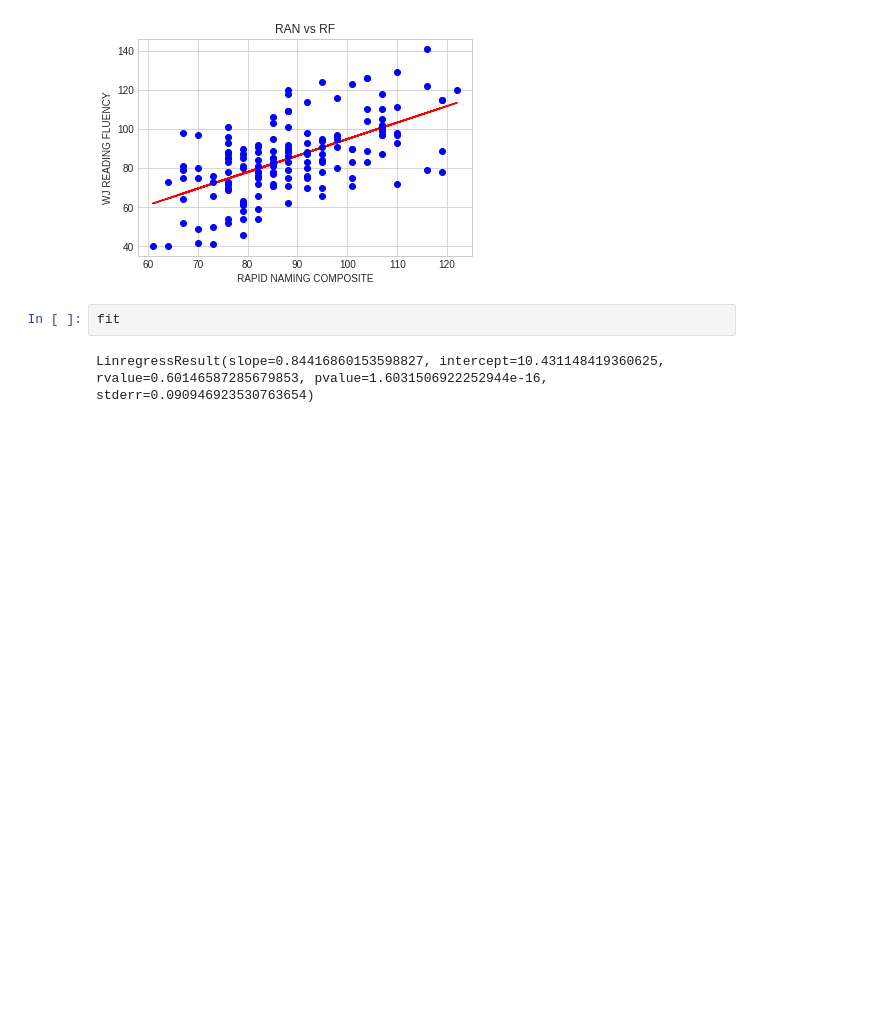
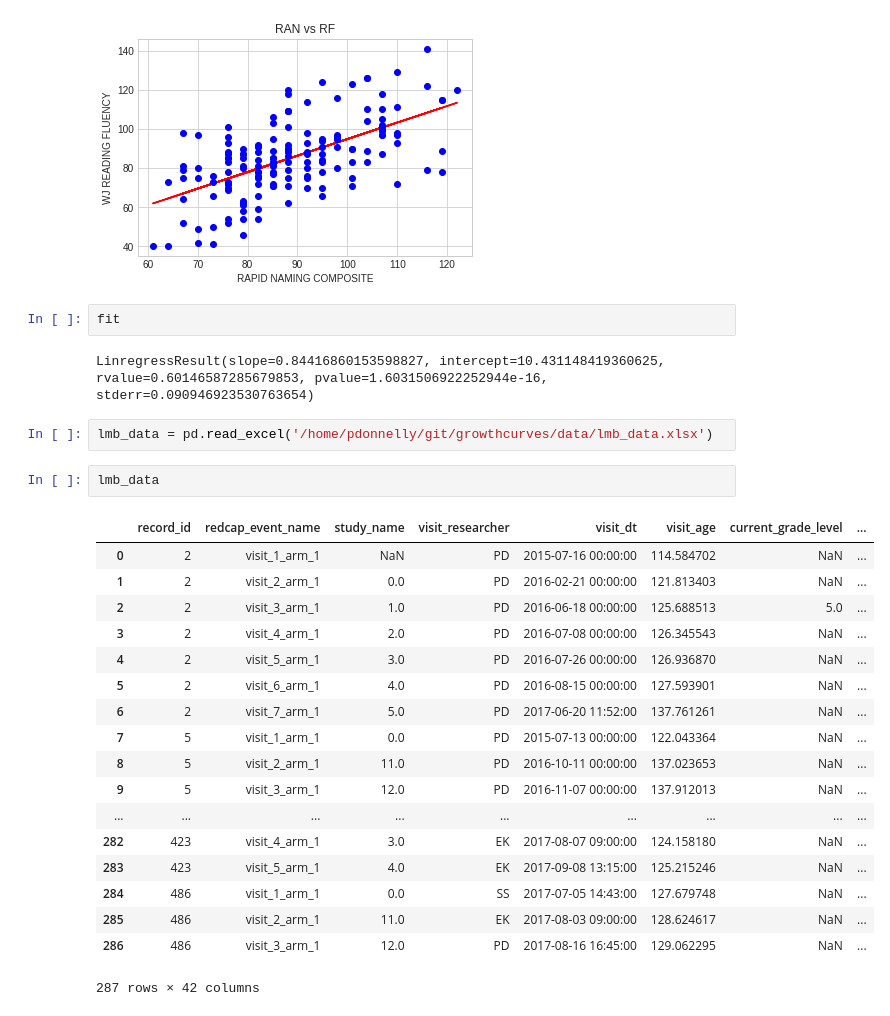
Before and after one commit to JieyinFeng/growthcurves, a Jupyter notebook: year2/Fluency Analysis Python.ipynb, the cells around one changed output. Saved outputs shown, nothing was run; the diff lists cells and outputs as text; blank space fills up the shorter version.

```diff
--- a/year2/Fluency Analysis Python.ipynb
+++ b/year2/Fluency Analysis Python.ipynb
@@ -26,3 +26,26 @@ plt.ylabel('WJ READING FLUENCY')
 fit
 # %% [output]
 LinregressResult(slope=0.84416860153598827, intercept=10.431148419360625, rvalue=0.60146587285679853, pvalue=1.6031506922252944e-16, stderr=0.090946923530763654)
+# %%
+lmb_data = pd.read_excel('/home/pdonnelly/git/growthcurves/data/lmb_data.xlsx')
+# %%
+lmb_data
+# %% [output]
+|  | record_id | redcap_event_name | study_name | visit_researcher | visit_dt | visit_age | current_grade_level | ... |
+| 0 | 2 | visit_1_arm_1 | NaN | PD | 2015-07-16 00:00:00 | 114.584702 | NaN | ... |
+| 1 | 2 | visit_2_arm_1 | 0.0 | PD | 2016-02-21 00:00:00 | 121.813403 | NaN | ... |
+| 2 | 2 | visit_3_arm_1 | 1.0 | PD | 2016-06-18 00:00:00 | 125.688513 | 5.0 | ... |
+| 3 | 2 | visit_4_arm_1 | 2.0 | PD | 2016-07-08 00:00:00 | 126.345543 | NaN | ... |
+| 4 | 2 | visit_5_arm_1 | 3.0 | PD | 2016-07-26 00:00:00 | 126.936870 | NaN | ... |
+| 5 | 2 | visit_6_arm_1 | 4.0 | PD | 2016-08-15 00:00:00 | 127.593901 | NaN | ... |
+| 6 | 2 | visit_7_arm_1 | 5.0 | PD | 2017-06-20 11:52:00 | 137.761261 | NaN | ... |
+| 7 | 5 | visit_1_arm_1 | 0.0 | PD | 2015-07-13 00:00:00 | 122.043364 | NaN | ... |
+| 8 | 5 | visit_2_arm_1 | 11.0 | PD | 2016-10-11 00:00:00 | 137.023653 | NaN | ... |
+| 9 | 5 | visit_3_arm_1 | 12.0 | PD | 2016-11-07 00:00:00 | 137.912013 | NaN | ... |
+| ... | ... | ... | ... | ... | ... | ... | ... | ... |
+| 282 | 423 | visit_4_arm_1 | 3.0 | EK | 2017-08-07 09:00:00 | 124.158180 | NaN | ... |
+| 283 | 423 | visit_5_arm_1 | 4.0 | EK | 2017-09-08 13:15:00 | 125.215246 | NaN | ... |
+| 284 | 486 | visit_1_arm_1 | 0.0 | SS | 2017-07-05 14:43:00 | 127.679748 | NaN | ... |
+| 285 | 486 | visit_2_arm_1 | 11.0 | EK | 2017-08-03 09:00:00 | 128.624617 | NaN | ... |
+| 286 | 486 | visit_3_arm_1 | 12.0 | PD | 2017-08-16 16:45:00 | 129.062295 | NaN | ... |
+287 rows × 42 columns
```
Also changed, not shown: parts of 9 cells of this notebook, 1 other file.
